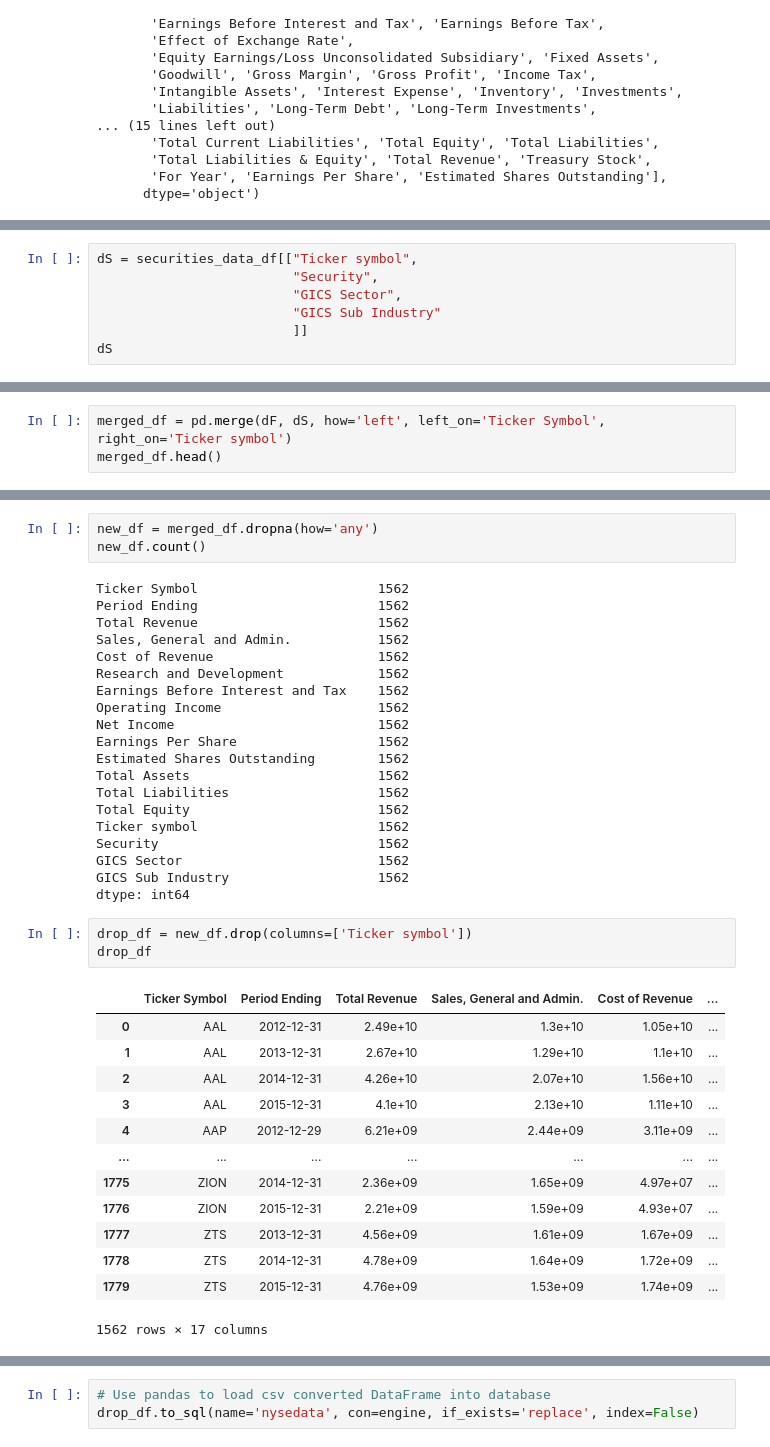
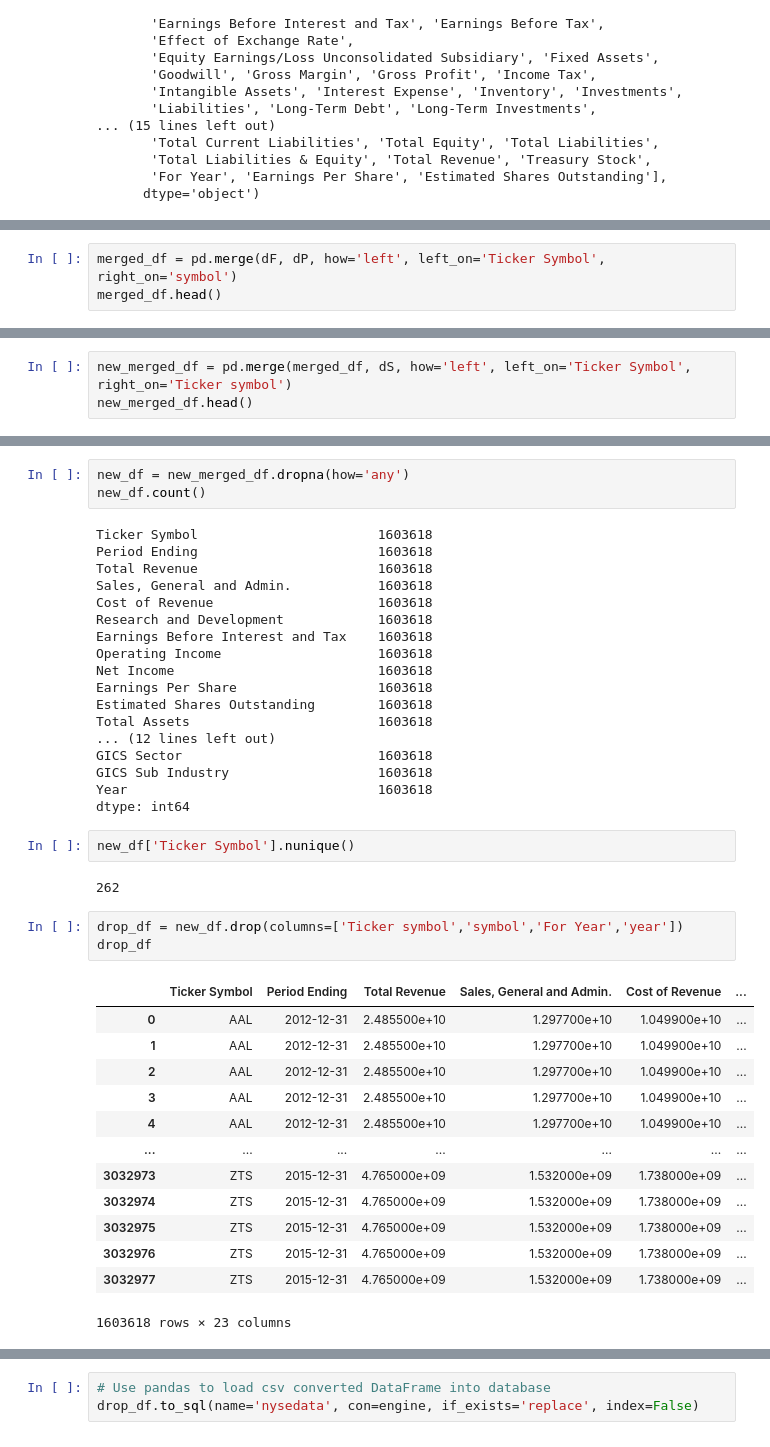
Before and after one commit to nickmangarella/stock-data-etl, a Jupyter notebook: stock_market_etl.ipynb, the cells around one changed output, grey strips where cells are left out. Cells and saved outputs as stored; diff of their text form.

```diff
--- a/stock_market_etl.ipynb
+++ b/stock_market_etl.ipynb
@@ -87,7 +174,0 @@ dF
-# %%
-dS = securities_data_df[["Ticker symbol",
-                         "Security",
-                         "GICS Sector",
-                         "GICS Sub Industry"
-                         ]]
-dS
@@ -108,5 +175,5 @@ dS
 # %%
-merged_df = pd.merge(dF, dS, how='left', left_on='Ticker Symbol', right_on='Ticker symbol')
+merged_df = pd.merge(dF, dP, how='left', left_on='Ticker Symbol', right_on='symbol')
 merged_df.head()
 # %% [output]
 |  | Ticker Symbol | Period Ending | Total Revenue | Sales, General and Admin. | Cost of Revenue | ... |
@@ -117,0 +186,3 @@ merged_df.head()
+# %%
+new_merged_df = pd.merge(merged_df, dS, how='left', left_on='Ticker Symbol', right_on='Ticker symbol')
+new_merged_df.head()
@@ -139,44 +216,46 @@ GICS Sub Industry                   1781
 dtype: int64
 # %%
-new_df = merged_df.dropna(how='any')
+new_df = new_merged_df.dropna(how='any')
 new_df.count()
 # %% [output]
-Ticker Symbol                       1562
-Period Ending                       1562
-Total Revenue                       1562
-Sales, General and Admin.           1562
-Cost of Revenue                     1562
-Research and Development            1562
-Earnings Before Interest and Tax    1562
-Operating Income                    1562
-Net Income                          1562
-Earnings Per Share                  1562
-Estimated Shares Outstanding        1562
-Total Assets                        1562
-Total Liabilities                   1562
-Total Equity                        1562
-Ticker symbol                       1562
-Security                            1562
-GICS Sector                         1562
-GICS Sub Industry                   1562
+Ticker Symbol                       1603618
+Period Ending                       1603618
+Total Revenue                       1603618
+Sales, General and Admin.           1603618
+Cost of Revenue                     1603618
+Research and Development            1603618
+Earnings Before Interest and Tax    1603618
+Operating Income                    1603618
+Net Income                          1603618
+Earnings Per Share                  1603618
+Estimated Shares Outstanding        1603618
+Total Assets                        1603618
+... (12 lines left out)
+GICS Sector                         1603618
+GICS Sub Industry                   1603618
+Year                                1603618
 dtype: int64
+# %%
+new_df['Ticker Symbol'].nunique()
+# %% [output]
+262
 # %%
-drop_df = new_df.drop(columns=['Ticker symbol'])
+drop_df = new_df.drop(columns=['Ticker symbol','symbol','For Year','year'])
 drop_df
 # %% [output]
 |  | Ticker Symbol | Period Ending | Total Revenue | Sales, General and Admin. | Cost of Revenue | ... |
-| 0 | AAL | 2012-12-31 | 2.49e+10 | 1.3e+10 | 1.05e+10 | ... |
-| 1 | AAL | 2013-12-31 | 2.67e+10 | 1.29e+10 | 1.1e+10 | ... |
-| 2 | AAL | 2014-12-31 | 4.26e+10 | 2.07e+10 | 1.56e+10 | ... |
-| 3 | AAL | 2015-12-31 | 4.1e+10 | 2.13e+10 | 1.11e+10 | ... |
-| 4 | AAP | 2012-12-29 | 6.21e+09 | 2.44e+09 | 3.11e+09 | ... |
+| 0 | AAL | 2012-12-31 | 2.485500e+10 | 1.297700e+10 | 1.049900e+10 | ... |
+| 1 | AAL | 2012-12-31 | 2.485500e+10 | 1.297700e+10 | 1.049900e+10 | ... |
+| 2 | AAL | 2012-12-31 | 2.485500e+10 | 1.297700e+10 | 1.049900e+10 | ... |
+| 3 | AAL | 2012-12-31 | 2.485500e+10 | 1.297700e+10 | 1.049900e+10 | ... |
+| 4 | AAL | 2012-12-31 | 2.485500e+10 | 1.297700e+10 | 1.049900e+10 | ... |
 | ... | ... | ... | ... | ... | ... | ... |
-| 1775 | ZION | 2014-12-31 | 2.36e+09 | 1.65e+09 | 4.97e+07 | ... |
-| 1776 | ZION | 2015-12-31 | 2.21e+09 | 1.59e+09 | 4.93e+07 | ... |
-| 1777 | ZTS | 2013-12-31 | 4.56e+09 | 1.61e+09 | 1.67e+09 | ... |
-| 1778 | ZTS | 2014-12-31 | 4.78e+09 | 1.64e+09 | 1.72e+09 | ... |
-| 1779 | ZTS | 2015-12-31 | 4.76e+09 | 1.53e+09 | 1.74e+09 | ... |
+| 3032973 | ZTS | 2015-12-31 | 4.765000e+09 | 1.532000e+09 | 1.738000e+09 | ... |
+| 3032974 | ZTS | 2015-12-31 | 4.765000e+09 | 1.532000e+09 | 1.738000e+09 | ... |
+| 3032975 | ZTS | 2015-12-31 | 4.765000e+09 | 1.532000e+09 | 1.738000e+09 | ... |
+| 3032976 | ZTS | 2015-12-31 | 4.765000e+09 | 1.532000e+09 | 1.738000e+09 | ... |
+| 3032977 | ZTS | 2015-12-31 | 4.765000e+09 | 1.532000e+09 | 1.738000e+09 | ... |
-1562 rows × 17 columns
+1603618 rows × 23 columns
 # %%
 drop_df.dtypes
 # %% [output]
```
Also changed, not shown: parts of 27 cells of this notebook, 6 other files.
